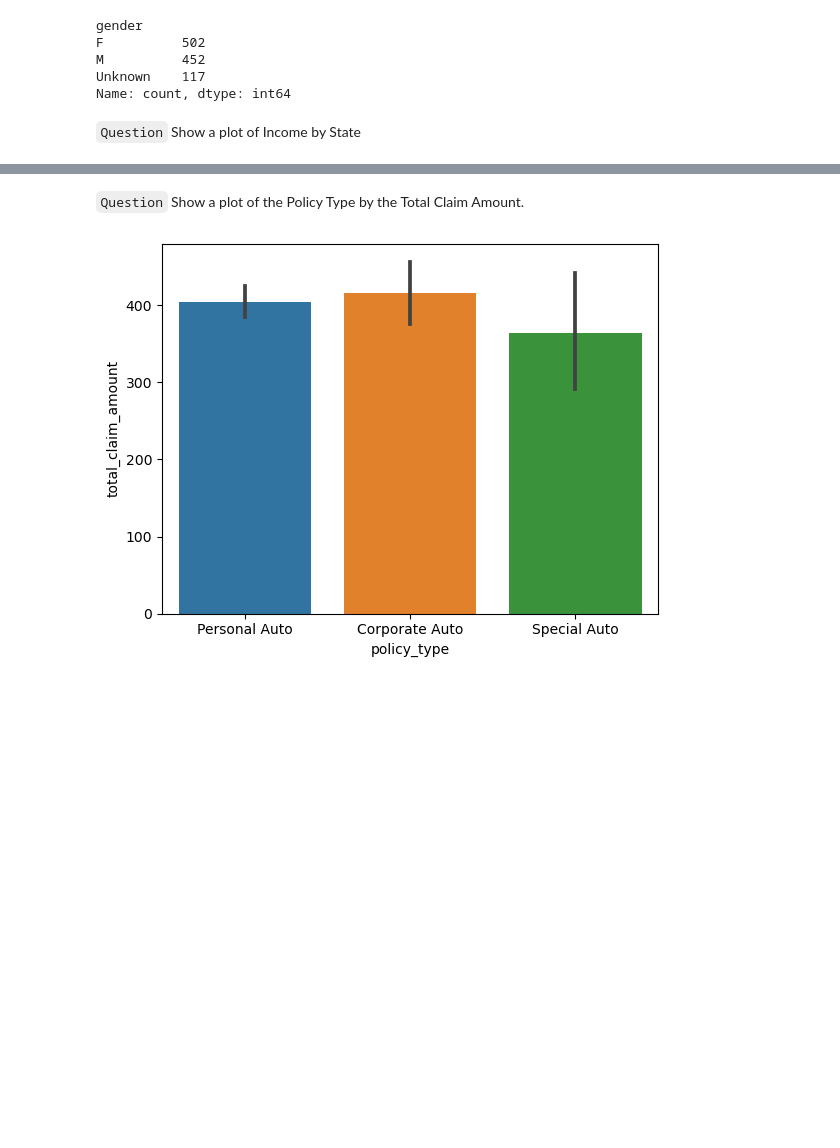
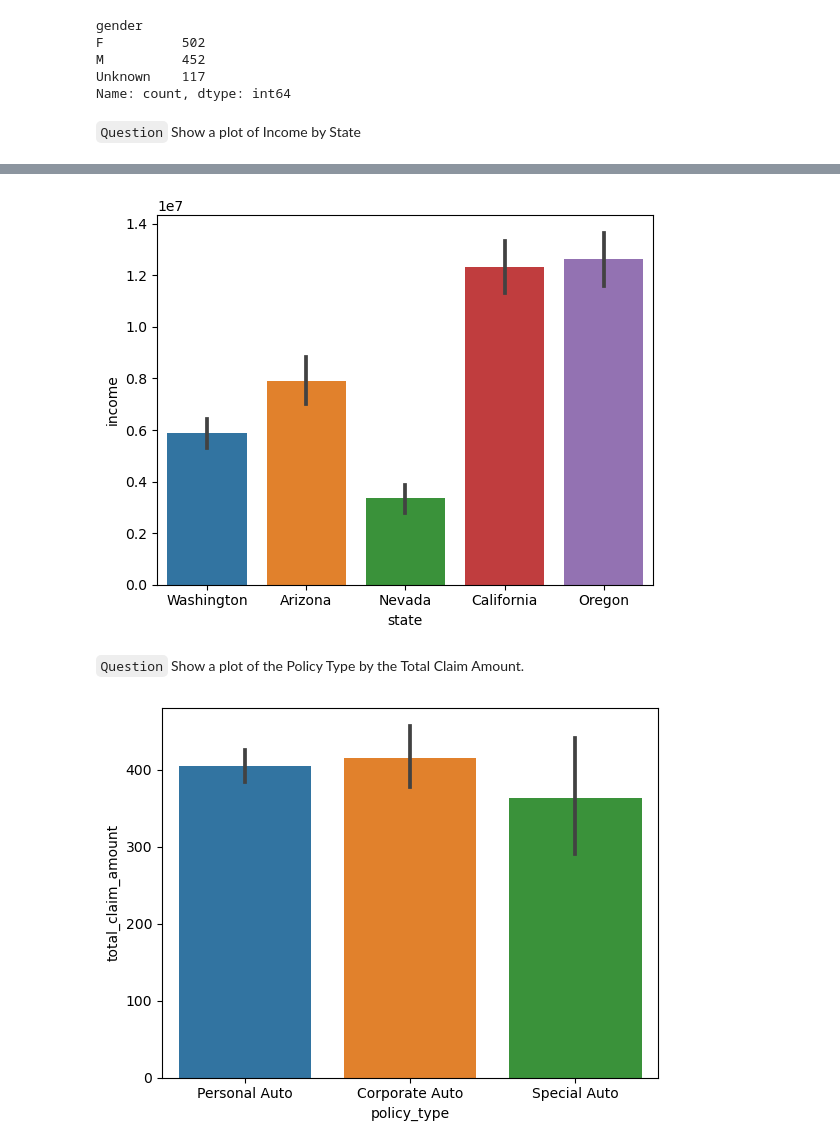
Before and after one commit to mburmicky/lab-dw-data-cleaning-and-formatting, a Jupyter notebook: lab-dw-data-cleaning-and-formatting.ipynb, the cells around one changed output, grey strips where cells are left out. Cells and saved outputs as stored; diff of their text form; code cells hidden in the pictures; blank space fills up the shorter version.

```diff
--- a/lab-dw-data-cleaning-and-formatting.ipynb
+++ b/lab-dw-data-cleaning-and-formatting.ipynb
@@ -750,3 +713,9 @@ plt.show()
+# %%
+# Showing total income per state
+sns.barplot(x="state", y="income", data=insurance, estimator=sum)
+plt.show()
+# %% [output]
+[figure, added]
 # %% [markdown]
 `Question` Show a plot of the Policy Type by the Total Claim Amount.
 # %%
```
Also changed, not shown: parts of 96 cells of this notebook.
